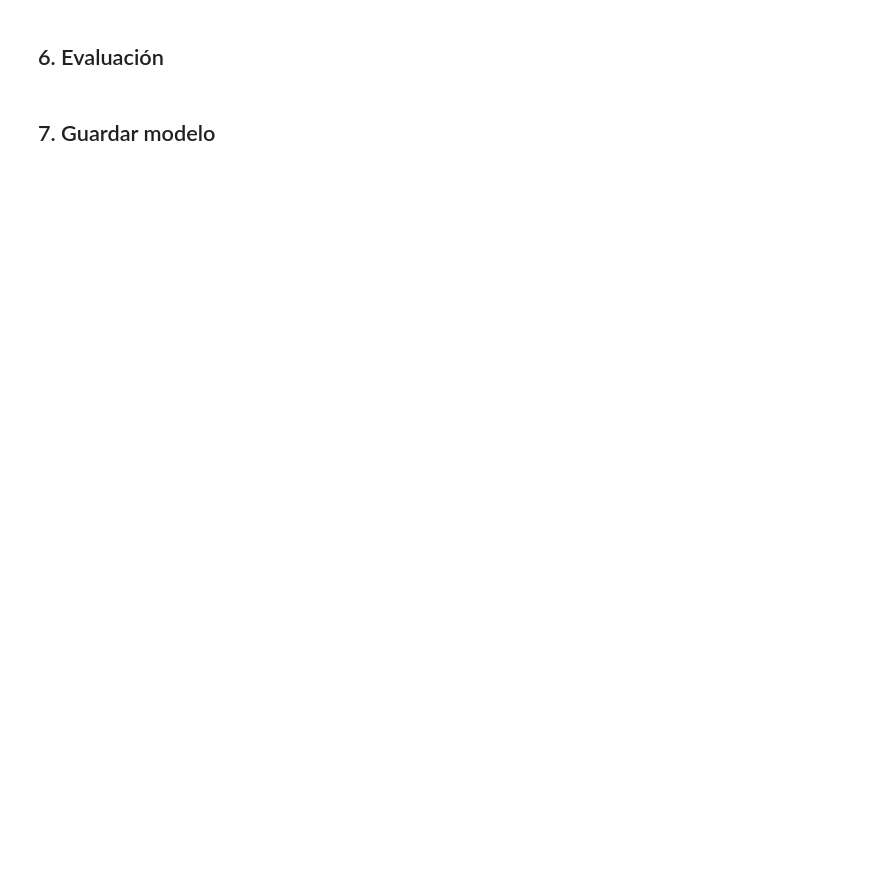
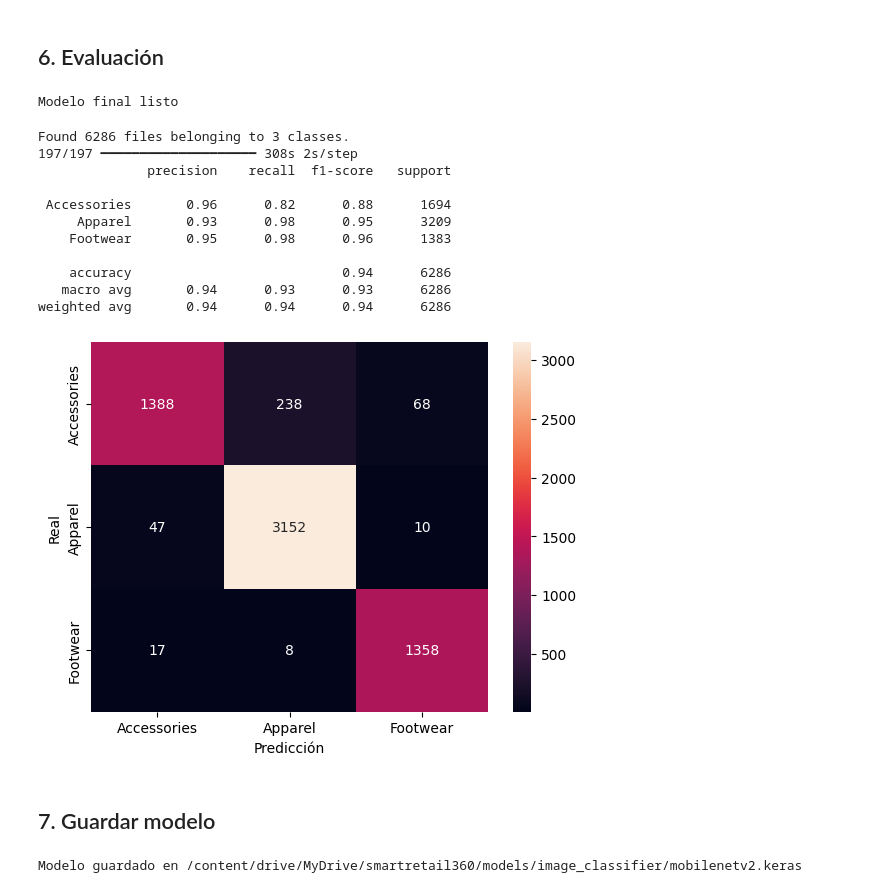
Before and after one commit to Jorge-is/smart-retail-360, a Jupyter notebook: notebooks/01_image_classifier_mobilenetv2.ipynb, the cells around one changed output. Drawn from its saved outputs; the diff is of its cells as text; code cells hidden in the pictures; blank space fills up the shorter version.

Commit message:
feat(m1-cesar): entrenar MobileNetV2, accuracy 94% en test (Fase 1)

```diff
--- a/notebooks/01_image_classifier_mobilenetv2.ipynb
+++ b/notebooks/01_image_classifier_mobilenetv2.ipynb
@@ -96,0 +162,56 @@ history_full = model.fit(train_ds, validation_data=val_ds, epochs=10)
+# %%
+import shutil
+shutil.copy(
+    '/content/drive/MyDrive/smartretail360/models/image_classifier/mobilenetv2_fase1_checkpoint.keras',
+    '/content/drive/MyDrive/smartretail360/models/image_classifier/mobilenetv2.keras'
+)
+print("Modelo final listo")
+# %% [output]
+Modelo final listo
+# %%
+import tensorflow as tf
+import numpy as np
+from sklearn.metrics import classification_report, confusion_matrix
+import seaborn as sns
+import matplotlib.pyplot as plt
+from pathlib import Path
+
+model = tf.keras.models.load_model('/content/drive/MyDrive/smartretail360/models/image_classifier/mobilenetv2.keras')
+
+DATA_DIR = Path('/content/drive/MyDrive/smartretail360/data/processed/fashion_products')
+IMAGE_SIZE = (224, 224)
+BATCH_SIZE = 32
+
+test_ds = tf.keras.utils.image_dataset_from_directory(
+    str(DATA_DIR / 'test'),
+    image_size=IMAGE_SIZE,
+    batch_size=BATCH_SIZE,
+    label_mode='categorical',
+    shuffle=False,
+)
+
+y_true = np.concatenate([y.numpy().argmax(axis=1) for x, y in test_ds])
+y_pred_probs = model.predict(test_ds)
+y_pred = y_pred_probs.argmax(axis=1)
+
+VALID_CLASSES = test_ds.class_names
+print(classification_report(y_true, y_pred, target_names=VALID_CLASSES))
+
+cm = confusion_matrix(y_true, y_pred)
+sns.heatmap(cm, annot=True, fmt='d', xticklabels=VALID_CLASSES, yticklabels=VALID_CLASSES)
+plt.xlabel('Predicción')
+plt.ylabel('Real')
+plt.show()
+# %% [output]
+Found 6286 files belonging to 3 classes.
+197/197 ━━━━━━━━━━━━━━━━━━━━ 308s 2s/step
+              precision    recall  f1-score   support
+
+ Accessories       0.96      0.82      0.88      1694
+     Apparel       0.93      0.98      0.95      3209
+    Footwear       0.95      0.98      0.96      1383
+
+    accuracy                           0.94      6286
+   macro avg       0.94      0.93      0.93      6286
+weighted avg       0.94      0.94      0.94      6286
+[figure, added]
@@ -100,3 +247,5 @@ history_full = model.fit(train_ds, validation_data=val_ds, epochs=10)
 SAVE_PATH.parent.mkdir(parents=True, exist_ok=True)
 model.save(str(SAVE_PATH))
 print(f'Modelo guardado en {SAVE_PATH}')
+# %% [output]
+Modelo guardado en /content/drive/MyDrive/smartretail360/models/image_classifier/mobilenetv2.keras
```
Also changed, not shown: parts of 12 cells of this notebook, 1 other file.
